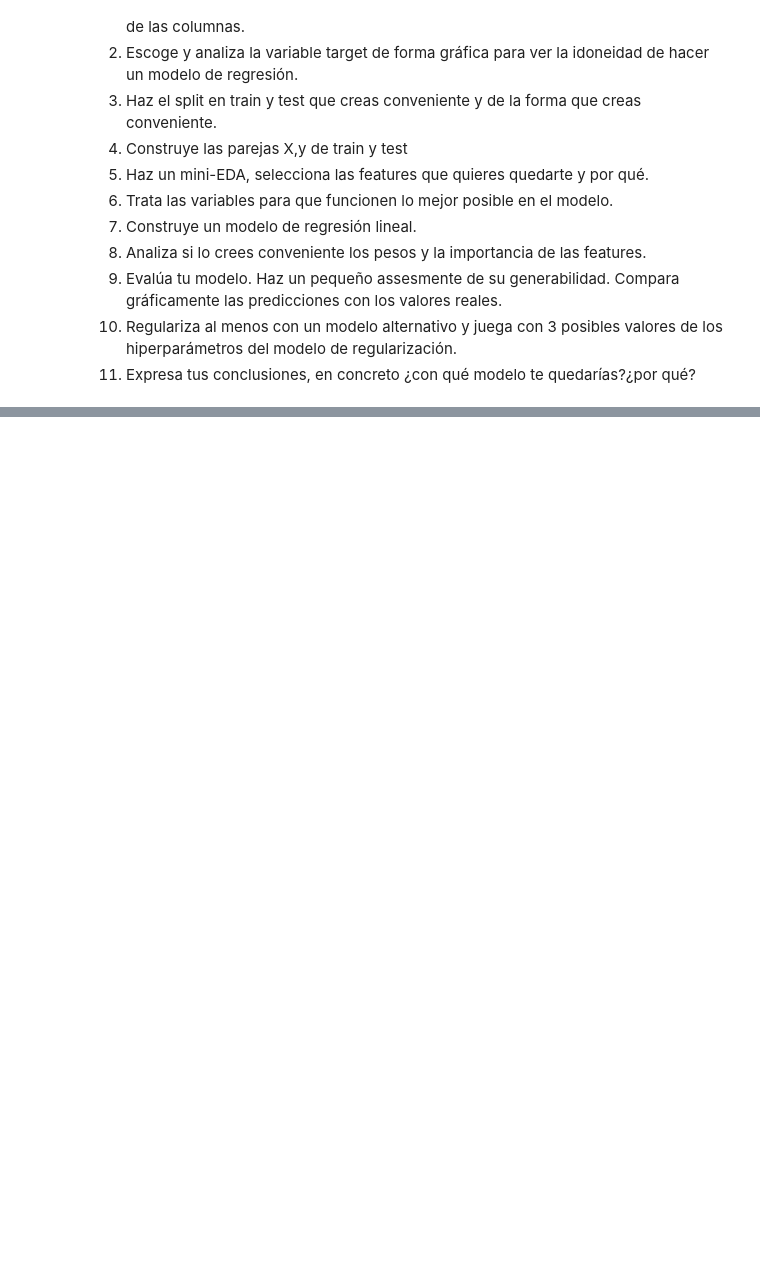
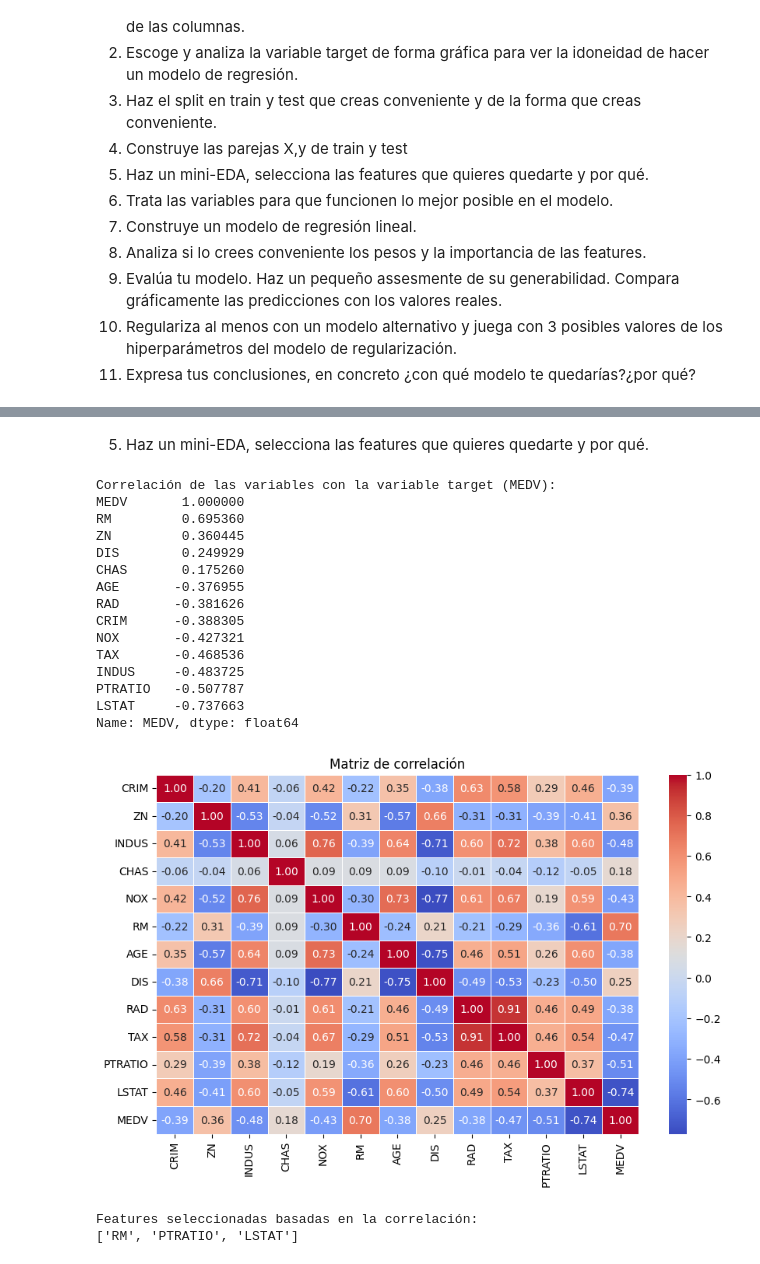
Before and after one commit to hardrockcae/hardrockcae-CAE-settings, a Jupyter notebook: 18_Practica_Obligatoria_Regresion_Lineal_y_Regularización.ipynb, the cells around one changed output, grey strips where cells are left out. Saved outputs shown, nothing was run; the diff lists cells and outputs as text; code cells hidden in the pictures; blank space fills up the shorter version.

```diff
--- a/18_Practica_Obligatoria_Regresion_Lineal_y_Regularización.ipynb
+++ b/18_Practica_Obligatoria_Regresion_Lineal_y_Regularización.ipynb
@@ -86,0 +231,47 @@ print(data[target].describe())
+# %% [markdown]
+5. Haz un mini-EDA, selecciona las features que quieres quedarte y por qué.
+# %%
+# Paso 5: Mini-EDA y selección de features
+
+# Calcular la correlación de todas las variables con la target
+correlation_matrix = data.corr()
+
+# Mostrar la correlación de cada feature con el target
+print("Correlación de las variables con la variable target (MEDV):")
+print(correlation_matrix["MEDV"].sort_values(ascending=False))
+
+# Visualización gráfica de la correlación
+plt.figure(figsize=(10, 6))
+sns.heatmap(correlation_matrix, annot=True, cmap="coolwarm", fmt=".2f", linewidths=0.5)
+plt.title("Matriz de correlación")
+plt.show()
+
+# Seleccionar las variables con alta correlación positiva o negativa con el target
+# Umbral de correlación: |correlación| > 0.5
+selected_features = correlation_matrix["MEDV"][abs(correlation_matrix["MEDV"]) > 0.5].index.tolist()
+
+# Eliminar la target de las features seleccionadas
+selected_features.remove("MEDV")
+
+# Mostrar las features seleccionadas
+print("\nFeatures seleccionadas basadas en la correlación:")
+print(selected_features)
+# %% [output]
+Correlación de las variables con la variable target (MEDV):
+MEDV       1.000000
+RM         0.695360
+ZN         0.360445
+DIS        0.249929
+CHAS       0.175260
+AGE       -0.376955
+RAD       -0.381626
+CRIM      -0.388305
+NOX       -0.427321
+TAX       -0.468536
+INDUS     -0.483725
+PTRATIO   -0.507787
+LSTAT     -0.737663
+Name: MEDV, dtype: float64
+[figure, added]
+Features seleccionadas basadas en la correlación:
+['RM', 'PTRATIO', 'LSTAT']
```
Also changed, not shown: parts of 18 cells of this notebook.
